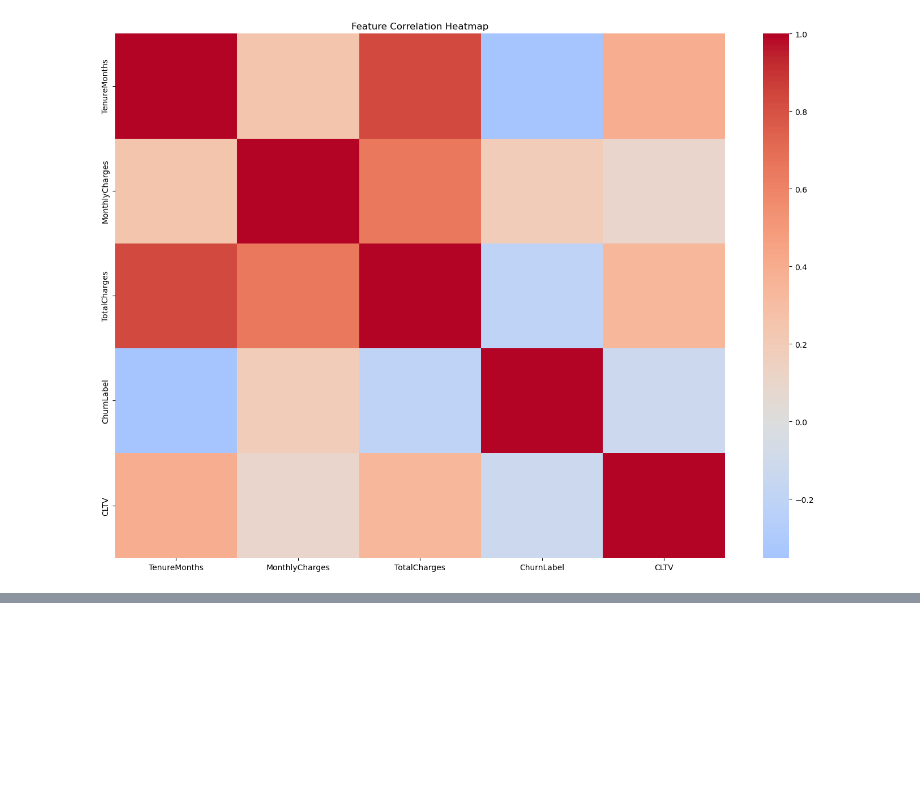
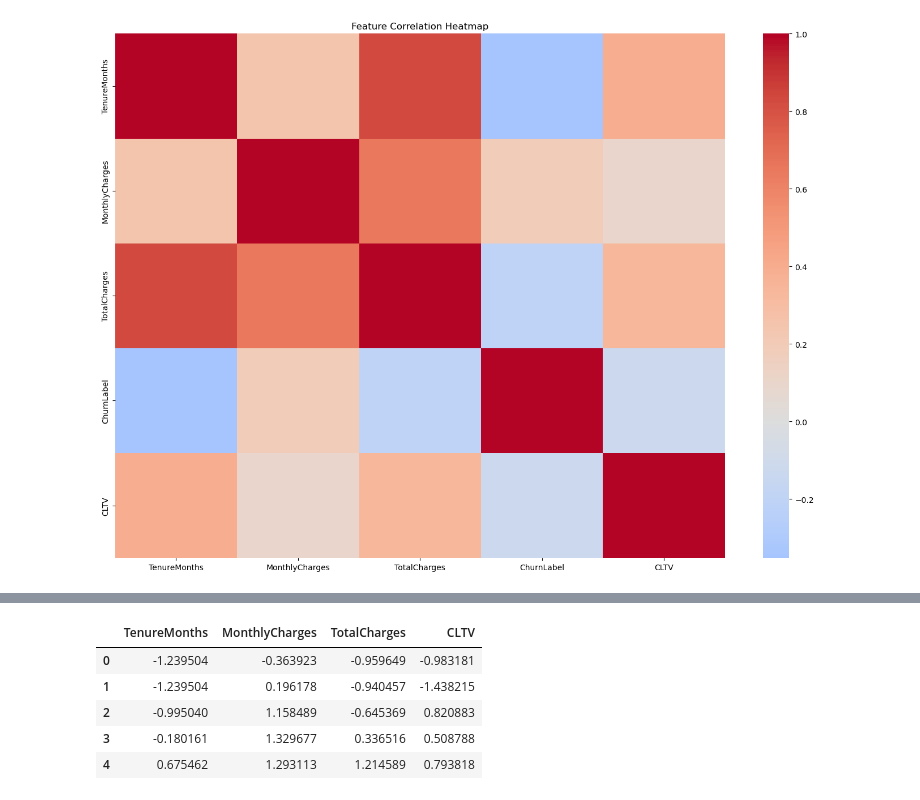
Before and after one commit to ham01za/Customer-Churn-Analysis-Prediction, a Jupyter notebook: Customer_Analysis_Prediction.ipynb, the cells around one changed output, grey strips where cells are left out. Saved outputs shown, nothing was run; the diff lists cells and outputs as text; code cells hidden in the pictures; blank space fills up the shorter version.

```diff
--- a/Customer_Analysis_Prediction.ipynb
+++ b/Customer_Analysis_Prediction.ipynb
@@ -193,0 +328,18 @@ plt.show()
+# %%
+
+#Scale numeric features
+
+scaler = StandardScaler()
+scale_cols = ['TenureMonths','MonthlyCharges','TotalCharges','CLTV']
+
+my_data[scale_cols] = scaler.fit_transform(my_data[numeric_cols])
+
+# Quick check
+my_data[scale_cols].head()
+# %% [output]
+|  | TenureMonths | MonthlyCharges | TotalCharges | CLTV |
+| 0 | -1.239504 | -0.363923 | -0.959649 | -0.983181 |
+| 1 | -1.239504 | 0.196178 | -0.940457 | -1.438215 |
+| 2 | -0.995040 | 1.158489 | -0.645369 | 0.820883 |
+| 3 | -0.180161 | 1.329677 | 0.336516 | 0.508788 |
+| 4 | 0.675462 | 1.293113 | 1.214589 | 0.793818 |
```
Also changed, not shown: parts of 10 cells of this notebook.
